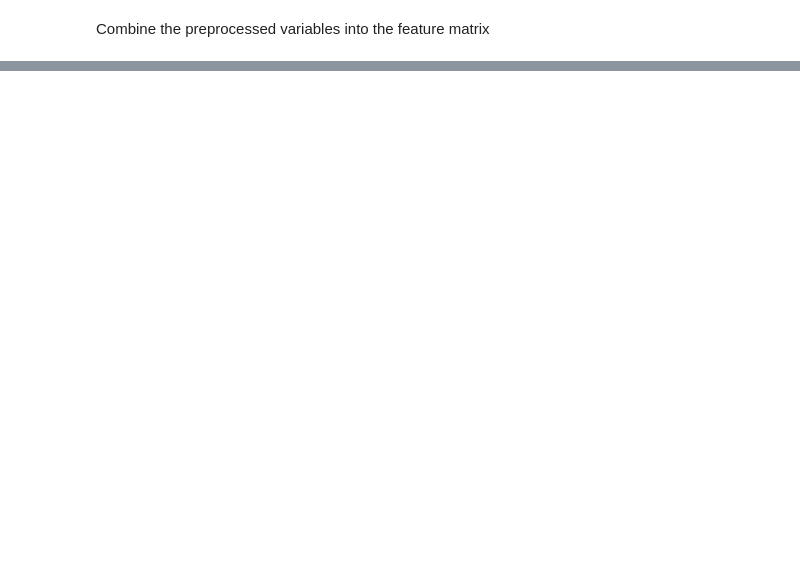
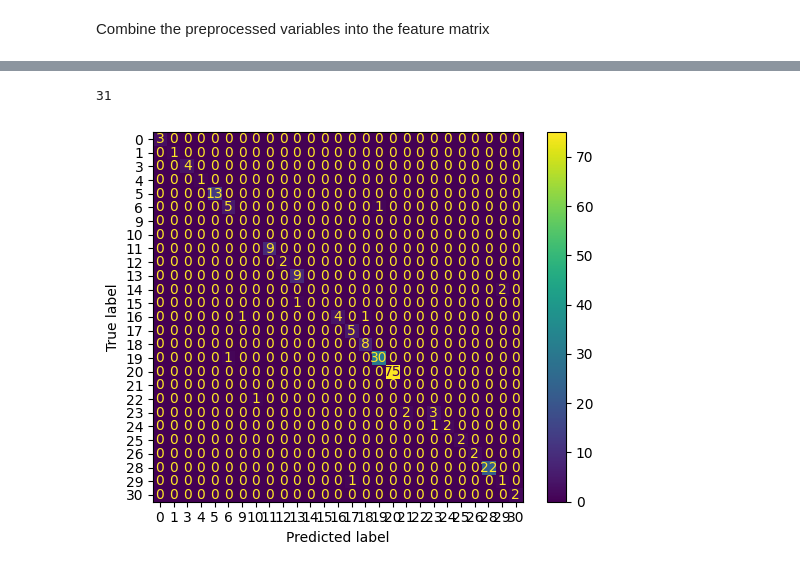
Before and after one commit to nathaliatvrs/Design_Thinking_Data_Products, a Jupyter notebook: Final_Project/codes/Nathalia_Tavares_Final_Project.ipynb, the cells around one changed output, grey strips where cells are left out. Cells and saved outputs as stored; diff of their text form; code cells hidden in the pictures; blank space fills up the shorter version.

Commit message:
model evaluation

```diff
--- a/Final_Project/codes/Nathalia_Tavares_Final_Project.ipynb
+++ b/Final_Project/codes/Nathalia_Tavares_Final_Project.ipynb
@@ -437,2 +489,7 @@ X_descriptions= vectorizer.fit_transform(X[['Transaction','Transaction_details']
+# %%
+X = classification_dataframe[['Transaction_cod',
+       'Transaction_details_cod', 'Origin_cod', 'debit amt_cod',
+       'credit amt_cod']]
+y = classification_dataframe['target']
 # %% [markdown]
 Combine the preprocessed variables into the feature matrix
@@ -454,0 +501,3 @@ LogisticRegression()
+# %%
+##  (80% training, 20% testing)
+X_train, X_test, y_train, y_test = train_test_split(X, y, test_size=0.2, random_state=42)
@@ -454,0 +506,5 @@ LogisticRegression()
+# %%
+# Initialize an SVM classifier
+svm_classifier = SVC(kernel='linear')
+# Train the model
+svm_classifier.fit(X_train, y_train)
@@ -499,0 +572,4 @@ print(classification_report(y_test, y_pred))
+# %%
+# Initialize and train the Random Forest classifier
+random_forest_model = RandomForestClassifier(random_state=42)
+random_forest_model.fit(X_train, y_train)
@@ -499,0 +620,11 @@ print(classification_report(y_test, y_pred))
+# %%
+len(labels_list)
+# %% [output]
+31
+# %%
+import matplotlib.pyplot as plt
+
+ConfusionMatrixDisplay.from_estimator(random_forest_model, X_test, y_test)
+plt.show()
+# %% [output]
+[figure, added]
```
Also changed, not shown: parts of 67 cells of this notebook.
